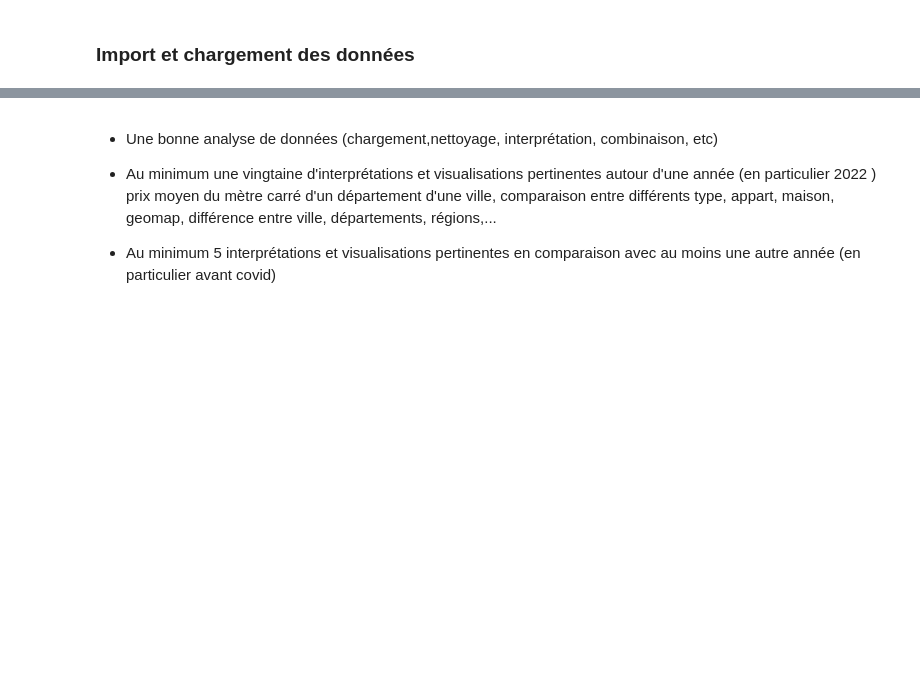
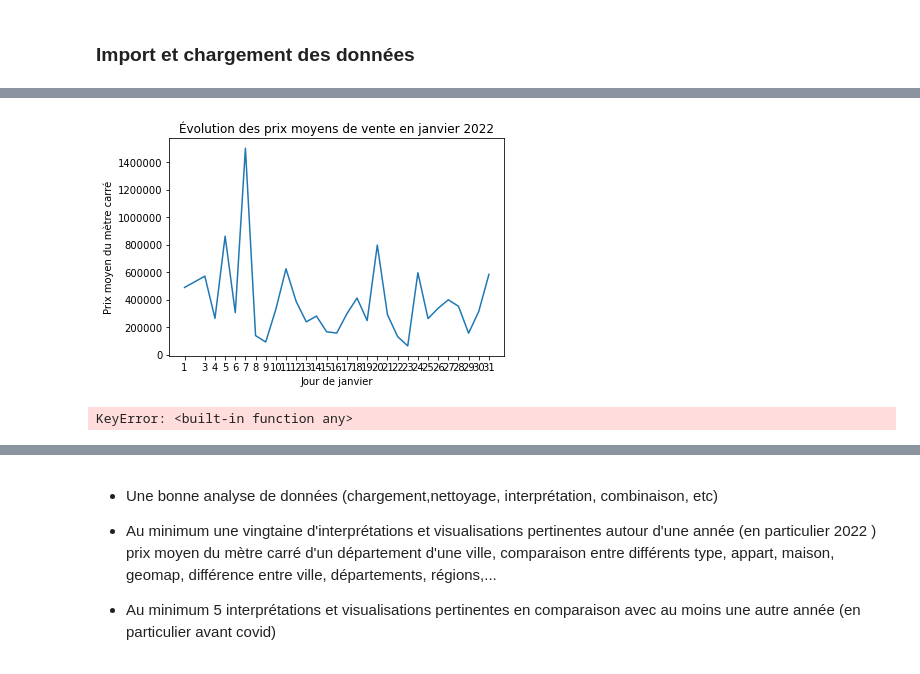
Before and after one commit to Marc94440/Projet-DVF, a Jupyter notebook: Projet_DVF.ipynb, the cells around one changed output, grey strips where cells are left out. Drawn from its saved outputs; the diff is of its cells as text; code cells hidden in the pictures; blank space fills up the shorter version.

```diff
--- a/Projet_DVF.ipynb
+++ b/Projet_DVF.ipynb
@@ -33,0 +143,67 @@ valeursfoncieres_2022["Valeur fonciere"] = pd.to_numeric(valeursfoncieres_2022["
+# %%
+import matplotlib.pyplot as plt
+import matplotlib.ticker as ticker
+import calendar
+
+valeursfoncieres_2022['Date mutation'] = pd.to_datetime(valeursfoncieres_2022['Date mutation'])
+
+valeursfoncieres_janvier = valeursfoncieres_2022[valeursfoncieres_2022['Date mutation'].dt.month == 1]
+monthly_prices = valeursfoncieres_janvier.groupby(valeursfoncieres_janvier['Date mutation'].dt.day)['Valeur fonciere'].mean()
+plt.plot(monthly_prices.index, monthly_prices.values)
+
+# Formater l'axe Y en entiers
+formatter = ticker.FuncFormatter(lambda x, pos: '{:1.0f}'.format(x))
+plt.gca().yaxis.set_major_formatter(formatter)
+
+# Remplacer les étiquettes des jours
+days = [str(day) for day in monthly_prices.index]
+plt.xticks(monthly_prices.index, days)
+
+# Ajout des labels et titre
+plt.xlabel('Jour de janvier')
+plt.ylabel('Prix moyen du mètre carré')
+plt.title("Évolution des prix moyens de vente en janvier 2022")
+
+# Affichage du graphique
+plt.show()
+# %% [output]
+[figure, added]
+# %%
+#!pip install geopandas
+#!pip install folium
+import pandas as pd
+import geopandas as gpd
+import folium
+
+# Charger les données à partir du fichier CSV
+valeursfoncieres_2022 = pd.read_csv("valeursfoncieres-2022.txt", sep="|")
+
+# Filtrer les données pour Paris
+paris_data = valeursfoncieres_2022[valeursfoncieres_2022['Commune'] == 'PARIS']
+
+# Charger les données géographiques des quartiers ou arrondissements de Paris
+quartiers_paris = gpd.read_file('arrondissements.geojson')
+
+# Fusionner les données des prix moyens du mètre carré avec les données géographiques des quartiers de Paris
+quartiers_merged = quartiers_paris.merge(paris_data.groupby('Code postal')['Valeur fonciere'].mean(), left_on=any, right_index=True)
+
+# Créer une carte interactive
+m = folium.Map(location=[48.8566, 2.3522], zoom_start=12)
+
+# Ajouter les données des prix moyens du mètre carré à la carte
+folium.Choropleth(
+    geo_data=quartiers_merged,
+    name='Prix moyen du mètre carré',
+    data=quartiers_merged,
+    columns=['code', 'Valeur fonciere'],
+    key_on='feature.properties.code',
+    fill_color='YlOrRd',
+    fill_opacity=0.7,
+    line_opacity=0.2,
+    legend_name='Prix moyen du mètre carré'
+).add_to(m)
+
+# Afficher la carte interactive
+m
+# %% [output]
+KeyError: <built-in function any>
```
Also changed, not shown: parts of 9 cells of this notebook, 3 other files.
